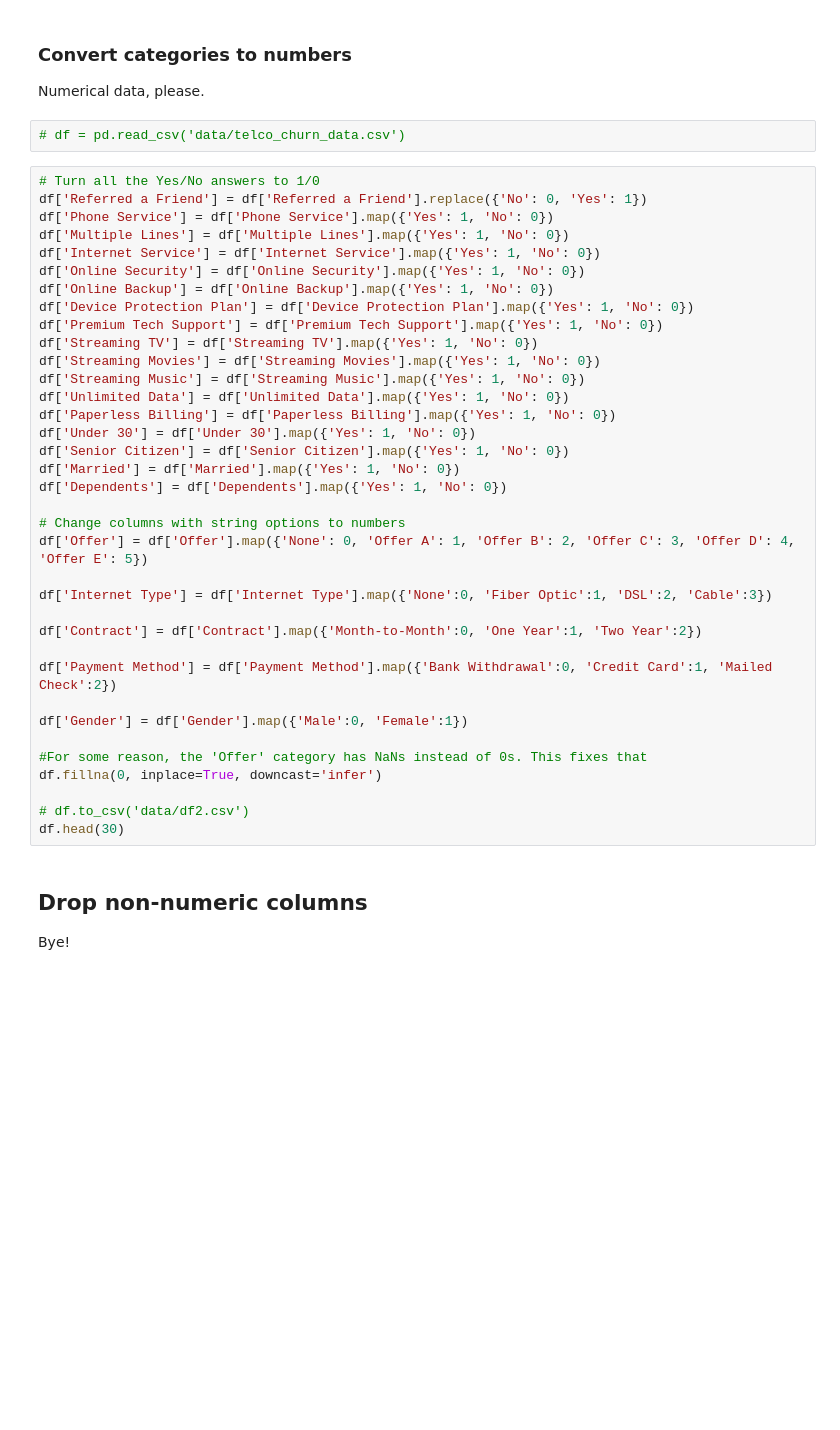
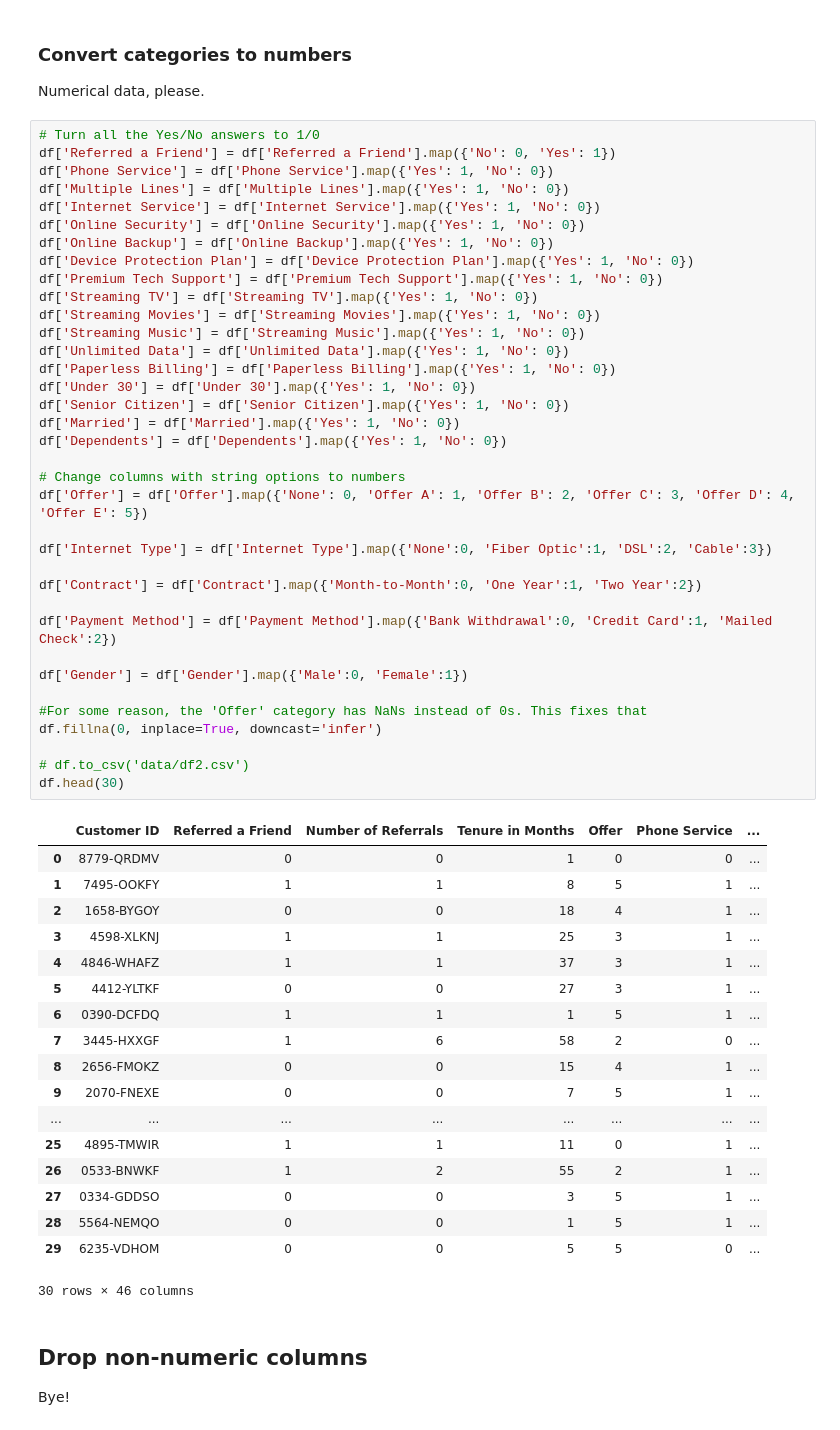
Before and after one commit to SenorMega/AI_ML-Jupyter-Notebooks, a Jupyter notebook: Module 6/tryit_6.2.ipynb, the cells around one changed output. Saved outputs shown, nothing was run; the diff lists cells and outputs as text; blank space fills up the shorter version.

```diff
--- a/Module 6/tryit_6.2.ipynb
+++ b/Module 6/tryit_6.2.ipynb
@@ -52,44 +46,61 @@ df['Churn Category'].value_counts()
 
 ### Convert categories to numbers
 Numerical data, please.
-# %%
-# df = pd.read_csv('data/telco_churn_data.csv')
 # %%
 # Turn all the Yes/No answers to 1/0
-df['Referred a Friend'] = df['Referred a Friend'].replace({'No': 0, 'Yes': 1})
+df['Referred a Friend'] = df['Referred a Friend'].map({'No': 0, 'Yes': 1})
 df['Phone Service'] = df['Phone Service'].map({'Yes': 1, 'No': 0})
 df['Multiple Lines'] = df['Multiple Lines'].map({'Yes': 1, 'No': 0})
 df['Internet Service'] = df['Internet Service'].map({'Yes': 1, 'No': 0})
 df['Online Security'] = df['Online Security'].map({'Yes': 1, 'No': 0})
 df['Online Backup'] = df['Online Backup'].map({'Yes': 1, 'No': 0})
 df['Device Protection Plan'] = df['Device Protection Plan'].map({'Yes': 1, 'No': 0})
 df['Premium Tech Support'] = df['Premium Tech Support'].map({'Yes': 1, 'No': 0})
 df['Streaming TV'] = df['Streaming TV'].map({'Yes': 1, 'No': 0})
 df['Streaming Movies'] = df['Streaming Movies'].map({'Yes': 1, 'No': 0})
 df['Streaming Music'] = df['Streaming Music'].map({'Yes': 1, 'No': 0})
 df['Unlimited Data'] = df['Unlimited Data'].map({'Yes': 1, 'No': 0})
 df['Paperless Billing'] = df['Paperless Billing'].map({'Yes': 1, 'No': 0})
 df['Under 30'] = df['Under 30'].map({'Yes': 1, 'No': 0})
 df['Senior Citizen'] = df['Senior Citizen'].map({'Yes': 1, 'No': 0})
 df['Married'] = df['Married'].map({'Yes': 1, 'No': 0})
 df['Dependents'] = df['Dependents'].map({'Yes': 1, 'No': 0})
 
 # Change columns with string options to numbers
 df['Offer'] = df['Offer'].map({'None': 0, 'Offer A': 1, 'Offer B': 2, 'Offer C': 3, 'Offer D': 4, 'Offer E': 5})
 
 df['Internet Type'] = df['Internet Type'].map({'None':0, 'Fiber Optic':1, 'DSL':2, 'Cable':3})
 
 df['Contract'] = df['Contract'].map({'Month-to-Month':0, 'One Year':1, 'Two Year':2})
 
 df['Payment Method'] = df['Payment Method'].map({'Bank Withdrawal':0, 'Credit Card':1, 'Mailed Check':2})
 
 df['Gender'] = df['Gender'].map({'Male':0, 'Female':1})
 
 #For some reason, the 'Offer' category has NaNs instead of 0s. This fixes that
 df.fillna(0, inplace=True, downcast='infer')
 
 # df.to_csv('data/df2.csv')
 df.head(30)
+# %% [output]
+|  | Customer ID | Referred a Friend | Number of Referrals | Tenure in Months | Offer | Phone Service | ... |
+| 0 | 8779-QRDMV | 0 | 0 | 1 | 0 | 0 | ... |
+| 1 | 7495-OOKFY | 1 | 1 | 8 | 5 | 1 | ... |
+| 2 | 1658-BYGOY | 0 | 0 | 18 | 4 | 1 | ... |
+| 3 | 4598-XLKNJ | 1 | 1 | 25 | 3 | 1 | ... |
+| 4 | 4846-WHAFZ | 1 | 1 | 37 | 3 | 1 | ... |
+| 5 | 4412-YLTKF | 0 | 0 | 27 | 3 | 1 | ... |
+| 6 | 0390-DCFDQ | 1 | 1 | 1 | 5 | 1 | ... |
+| 7 | 3445-HXXGF | 1 | 6 | 58 | 2 | 0 | ... |
+| 8 | 2656-FMOKZ | 0 | 0 | 15 | 4 | 1 | ... |
+| 9 | 2070-FNEXE | 0 | 0 | 7 | 5 | 1 | ... |
+| ... | ... | ... | ... | ... | ... | ... | ... |
+| 25 | 4895-TMWIR | 1 | 1 | 11 | 0 | 1 | ... |
+| 26 | 0533-BNWKF | 1 | 2 | 55 | 2 | 1 | ... |
+| 27 | 0334-GDDSO | 0 | 0 | 3 | 5 | 1 | ... |
+| 28 | 5564-NEMQO | 0 | 0 | 1 | 5 | 1 | ... |
+| 29 | 6235-VDHOM | 0 | 0 | 5 | 5 | 0 | ... |
+30 rows × 46 columns
 # %% [markdown]
 ## Drop non-numeric columns
 Bye!
```
Also changed, not shown: parts of 11 cells of this notebook.
